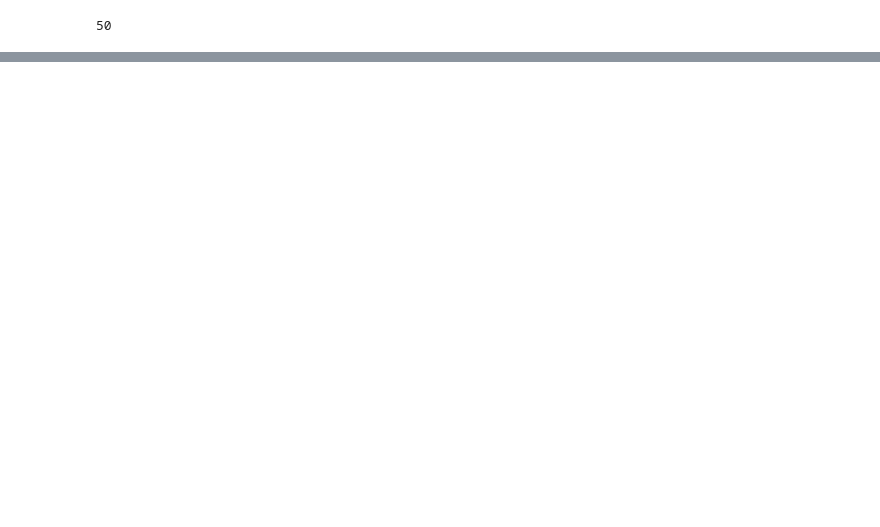
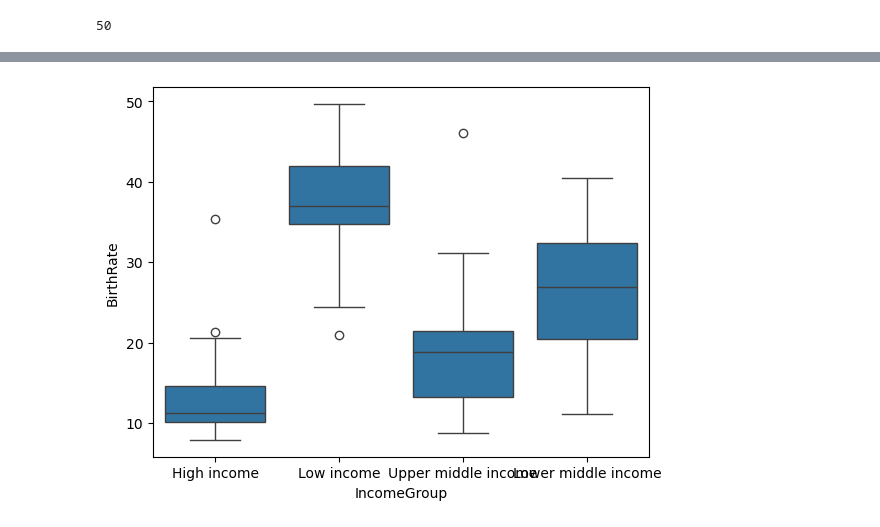
Before and after one commit to pmkmohan/PythonTraining, a Jupyter notebook: Pandas for Student practice.ipynb, the cells around one changed output, grey strips where cells are left out. Drawn from its saved outputs; the diff is of its cells as text; code cells hidden in the pictures; blank space fills up the shorter version.

```diff
--- a/Pandas for Student practice.ipynb
+++ b/Pandas for Student practice.ipynb
@@ -784,0 +892,4 @@ len(df[df.IncomeGroup == 'Lower middle income'])
+# %%
+vis4 = sns.boxplot(data= df, x='IncomeGroup', y='BirthRate')
+# %% [output]
+[figure, added]
```
Also changed, not shown: parts of 50 cells of this notebook.
